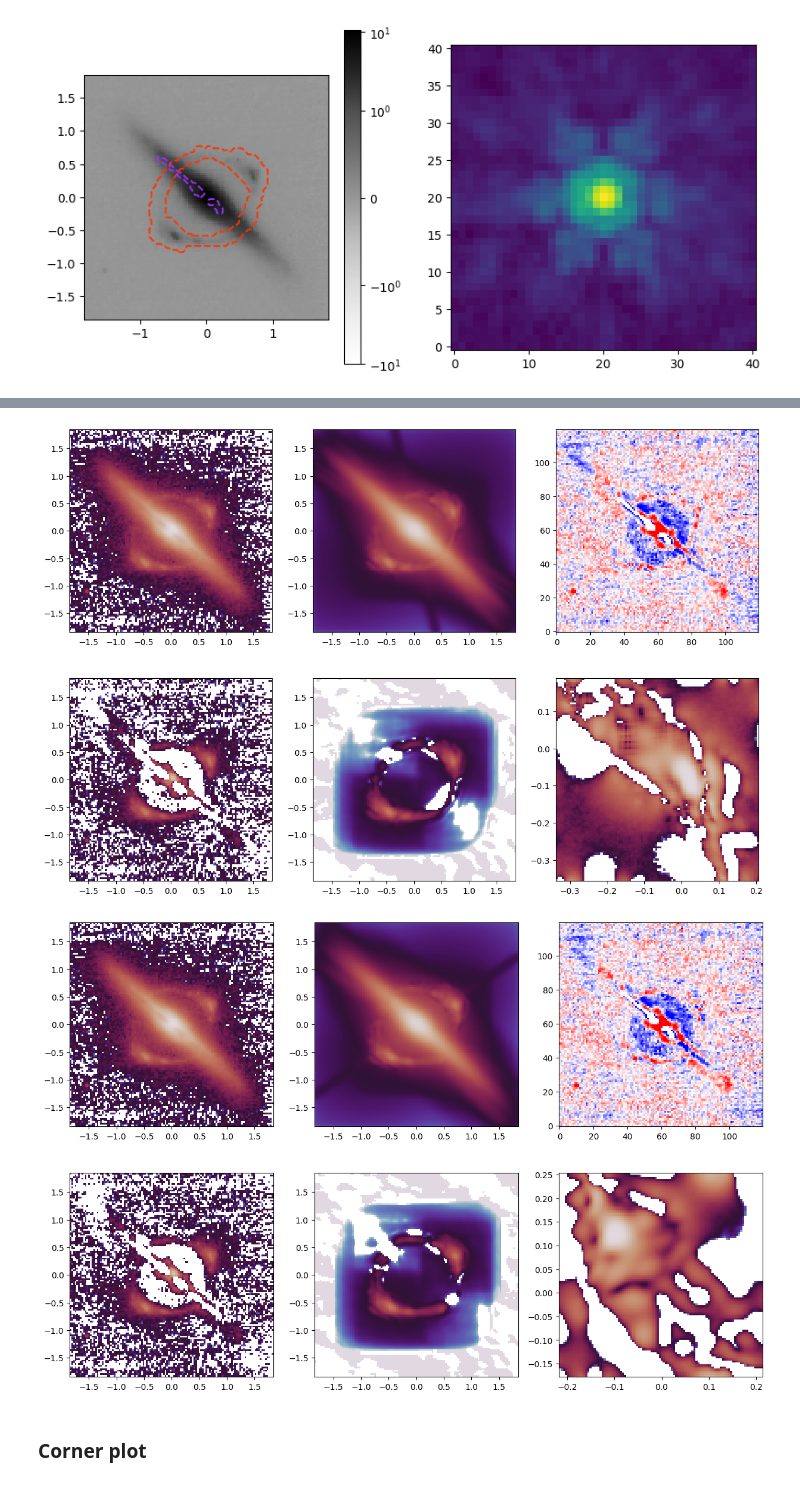
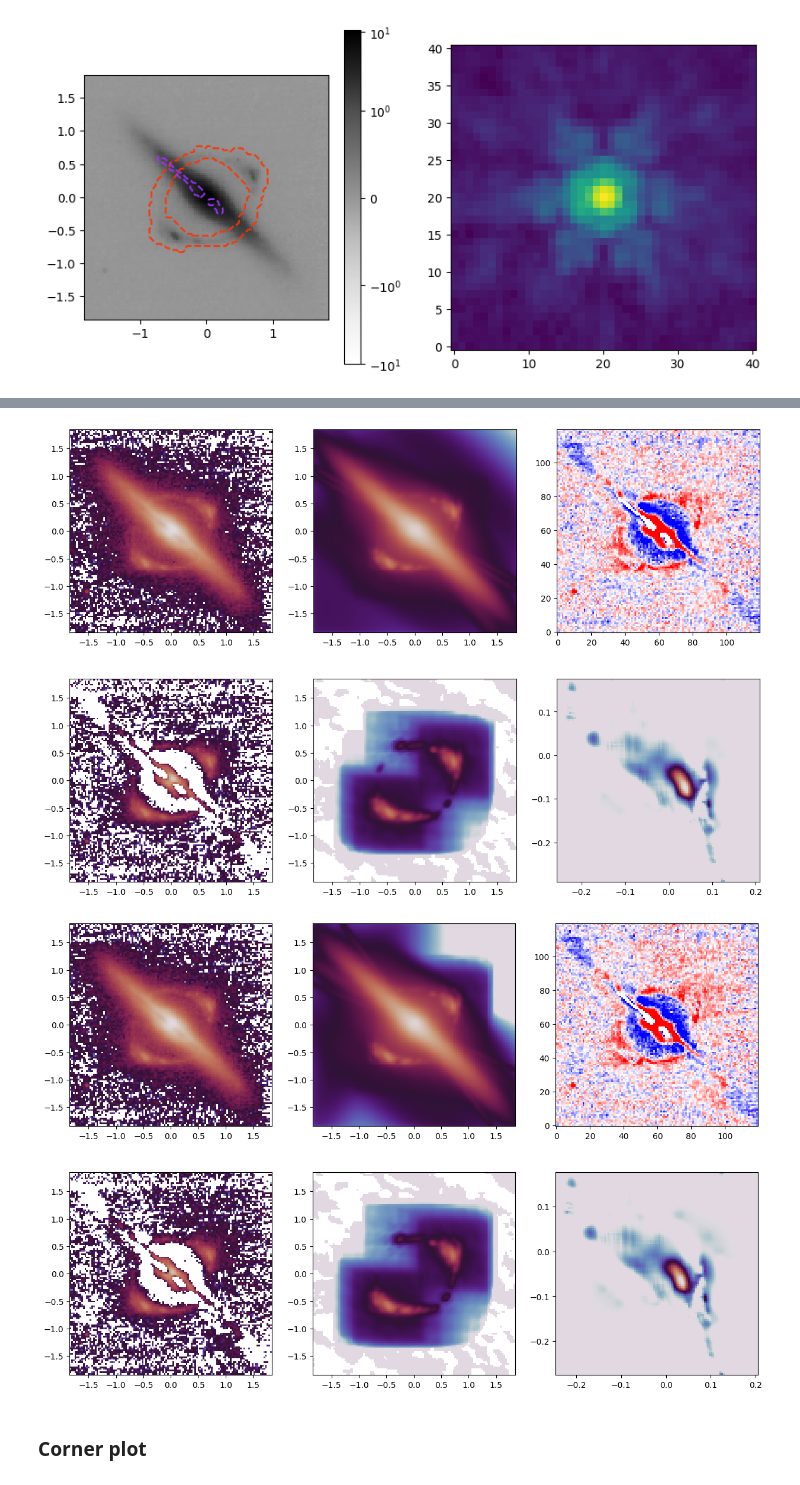
Before and after one commit to astroskylee/JWST_LensModel, a Jupyter notebook: Herculens_3-JWST.ipynb, the cells around one changed output, grey strips where cells are left out. Drawn from its saved outputs; the diff is of its cells as text; code cells hidden in the pictures.

```diff
--- a/Herculens_3-JWST.ipynb
+++ b/Herculens_3-JWST.ipynb
@@ -95,7 +95,20 @@ lens_image = LensImageExtension(
 npix = int(mask_out.sum())
 def model(data, N_gauss_light=N_gauss_light, conj = True, provided_rms = False):
     mass_params = EPL_w_shear('Mass model', '1', theta_low = 0.5, theta_high = 1.5, gamma_up = 2.4 ,gamma_low = 1.6)
-    lens_light = multi_gauss_light('Lens light', 'lens', N_gauss_light, sigma_lims = sigma_lims_lens,center_low=-0.2,center_high=0.2, e_low = -1, e_high = 1)
+    #lens_light = multi_gauss_light('Lens light', 'lens', N_gauss_light, sigma_lims = sigma_lims_lens,center_low=-0.2,center_high=0.2, e_low = -1, e_high = 1)
+
+    lens_light = multi_gauss_light_two_groups(
+    plate_name="lens_light",
+    param_name="lens",
+    n_gauss_1=10,
+    sigma_lims_1=(0.01, 0.4),
+    e_low_1=-0.2, e_high_1=0.2,
+
+    n_gauss_2=10,
+    sigma_lims_2=(0.2, 1.5),
+    e_low_2=-1, e_high_2=1,
+    )
+
 
     conj_points = lens_image.trace_conjugate_points(mass_params)
     conj_mean = conj_points.mean(axis=0)
@@ -222,6 +215,6 @@ print(pixel_grid_shape)
 # %%
 vars_mass = ['theta_E_1', 'gamma_1', 'e_1', 'center_1', 'gamma_sheer_1']
-vars_lens_light = ['A_lens', 'sigma_lens','e_lens', 'center_lens']
+vars_lens_light = ['A_lens_g1', 'sigma_lens_g1','e_lens_g1', 'center_lens_g1']+['A_lens_g2', 'sigma_lens_g2','e_lens_g2', 'center_lens_g2']
 vars_source_light = ['A_source', 'sigma_source', 'e_source']
 vars_other = []
 
@@ -272,7 +265,18 @@ lens_image_pixel = LensImageExtension(
 npix = int(mask_out.sum())
 def model_pixel_full(data, k_values, N_gauss_light=N_gauss_light, conj=False, n_value = None):
     mass_params = EPL_w_shear('Mass model', '1', theta_low = 0.5, theta_high = 1.5, gamma_up = 2.4 ,gamma_low = 1.6)
-    lens_light = multi_gauss_light('Lens light', 'lens', N_gauss_light, sigma_lims = sigma_lims_lens,center_low=-0.2,center_high=0.2, e_low = -1, e_high = 1)
+    # lens_light = multi_gauss_light('Lens light', 'lens', N_gauss_light, sigma_lims = sigma_lims_lens,center_low=-0.2,center_high=0.2, e_low = -1, e_high = 1)
+    lens_light = multi_gauss_light_two_groups(
+    plate_name="lens_light",
+    param_name="lens",
+    n_gauss_1=10,
+    sigma_lims_1=(0.01, 0.4),
+    e_low_1=-0.2, e_high_1=0.2,
+
+    n_gauss_2=10,
+    sigma_lims_2=(0.2, 1.5),
+    e_low_2=-1, e_high_2=1,
+    )
 
     if conj:
         conj_points = lens_image_pixel.trace_conjugate_points(mass_params)
@@ -282,7 +286,7 @@ def model_pixel_full(data, k_values, N_gauss_light=N_gauss_light, conj=False, n_
             numpyro.sample('conjugate_points', dist.Exponential(1000), obs=conj_distance)
 
     source_light = [
-        matern_power_spectrum('Source grid', 'source_grid', k_values, n_value = n_value, positive = False),
+        matern_power_spectrum('Source grid', 'source_grid', k_values, n_value = n_value, positive = True),
     ]
 
     model_image = lens_image_pixel.model(
@@ -333,7 +337,7 @@ printer_thread = threading.Thread(target=periodic_printer, args=(120, stop_event
 printer_thread.start()
 start = time.time()
 ###############################################################################################################################
-max_iterations = 10000
+max_iterations = 50000
 num_chains = 4
 
 init_fun = init_to_value_or_defer(values=get_value_from_index(multi_svi_median_pixelated, 1))
@@ -392,7 +398,7 @@ for i in range(4):
         get_value_from_index(multi_svi_pixel_median_herc, i),
         pixel_grid_shape,
     )
-    plt.imshow(source, extent = source_extent, norm = 'log', cmap = 'twilight')
+    plt.imshow(source, extent = source_extent, cmap = 'twilight')
 
     # plt.savefig('/mnt/lustre/tianli/slice_hmc/svi_pixel'+str(i)+'.png')
 # %% [output]
@@ -401,5 +407,5 @@ for i in range(4):
-[figure, old version]
+[figure, new version]
-[figure, old version]
+[figure, new version]
 # %% [markdown]
 ### Corner plot
 # %%
```
Also changed, not shown: parts of 6 cells of this notebook, 1 other file.
